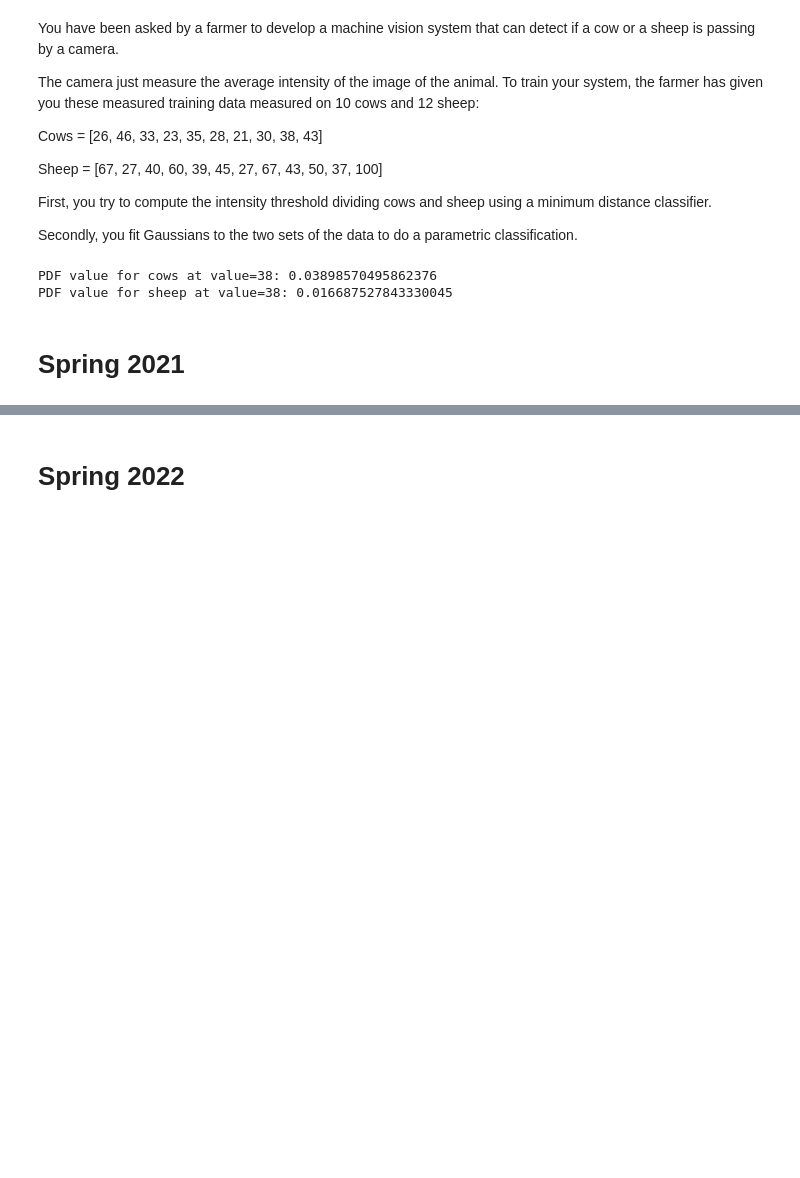
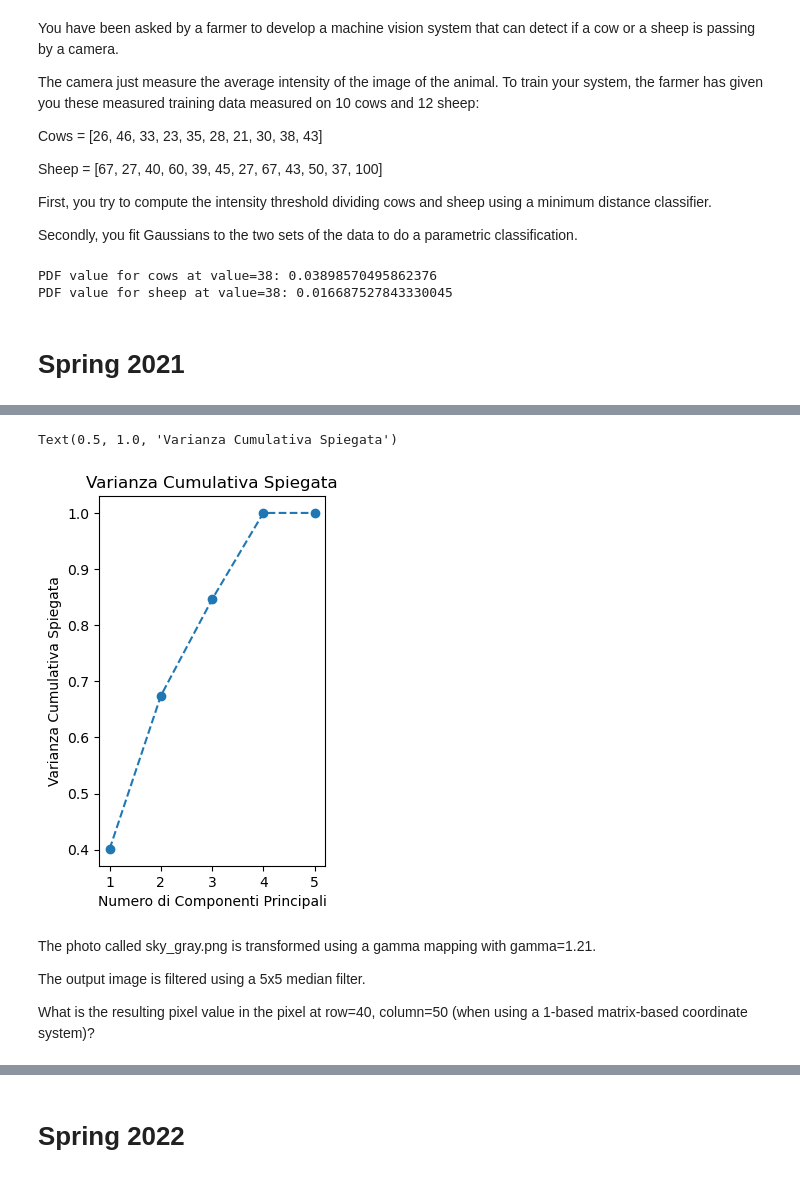
Before and after one commit to magolimbo/02502-Image-Analysis-Cheatsheet, a Jupyter notebook: Prova_sol.ipynb, the cells around one changed output, grey strips where cells are left out. Drawn from its saved outputs; the diff is of its cells as text; code cells hidden in the pictures; blank space fills up the shorter version.

```diff
--- a/Prova_sol.ipynb
+++ b/Prova_sol.ipynb
@@ -1035,0 +1233,60 @@ PDF value for sheep at value=38: 0.016687527843330045
+# %%
+car1 = io.imread(r"Exams\may2021\car1.jpg")
+car2 = io.imread(r"Exams\may2021\car2.jpg")
+car3 = io.imread(r"Exams\may2021\car3.jpg")
+car4 = io.imread(r"Exams\may2021\car4.jpg")
+car5 = io.imread(r"Exams\may2021\car5.jpg")
+
+imgs = [car1, car2, car3, car4, car5]
+w = 800
+h = 600
+ch = 1
+imgs_g = []
+height, width = car1.shape
+
+data_matrix = np.array(
+    [
+        car1.flatten(),
+        car2.flatten(),
+        car3.flatten(),
+        car4.flatten(),
+        car5.flatten(),
+    ]
+)
+
+
+d = pd.DataFrame(data_matrix)
+
+# perform PCA
+pca = decomposition.PCA()
+pca_model = pca.fit(d)
+values_pca = pca.explained_variance_
+exp_var_ratio = pca.explained_variance_ratio_
+vectors_pca = pca.components_  # vector of the principal components
+
+pc1 = pca_model.components_[0]
+pc2 = pca_model.components_[1]
+
+# Plot della varianza cumulativa
+plt.subplot(1, 2, 2)
+plt.plot(
+    range(1, len(exp_var_ratio) + 1),
+    np.cumsum(exp_var_ratio),
+    marker="o",
+    linestyle="--",
+)
+plt.xlabel("Numero di Componenti Principali")
+plt.ylabel("Varianza Cumulativa Spiegata")
+plt.title("Varianza Cumulativa Spiegata")
+# %% [output]
+Text(0.5, 1.0, 'Varianza Cumulativa Spiegata')
+[figure, added]
+# %% [markdown]
+The photo called sky_gray.png is transformed using a gamma mapping
+with gamma=1.21.
+
+The output image is filtered using a 5x5 median filter.
+
+
+What is the resulting pixel value in the pixel at row=40, column=50 (when
+using a 1-based matrix-based coordinate system)?
```
Also changed, not shown: parts of 39 cells of this notebook, 12 other files.
